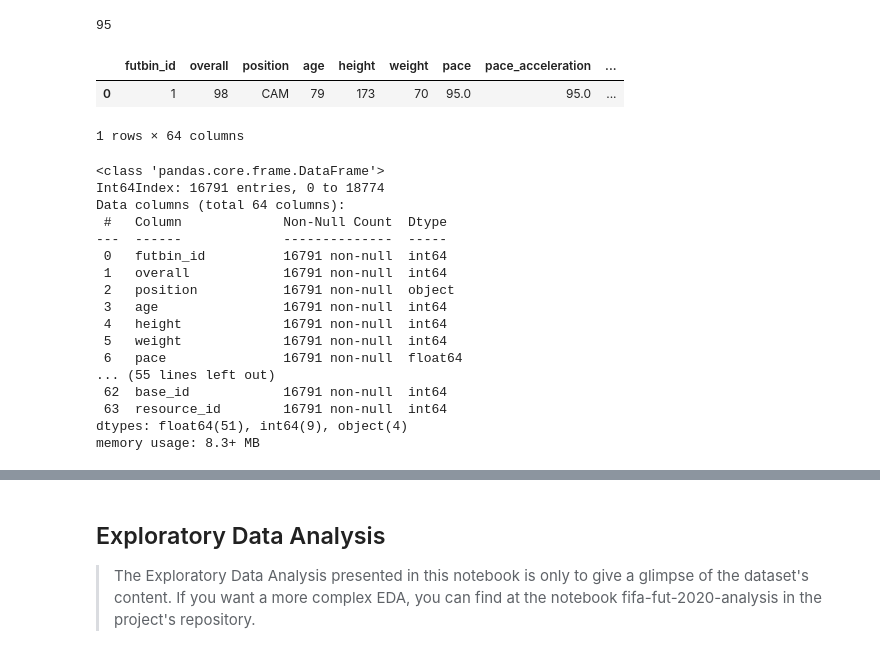
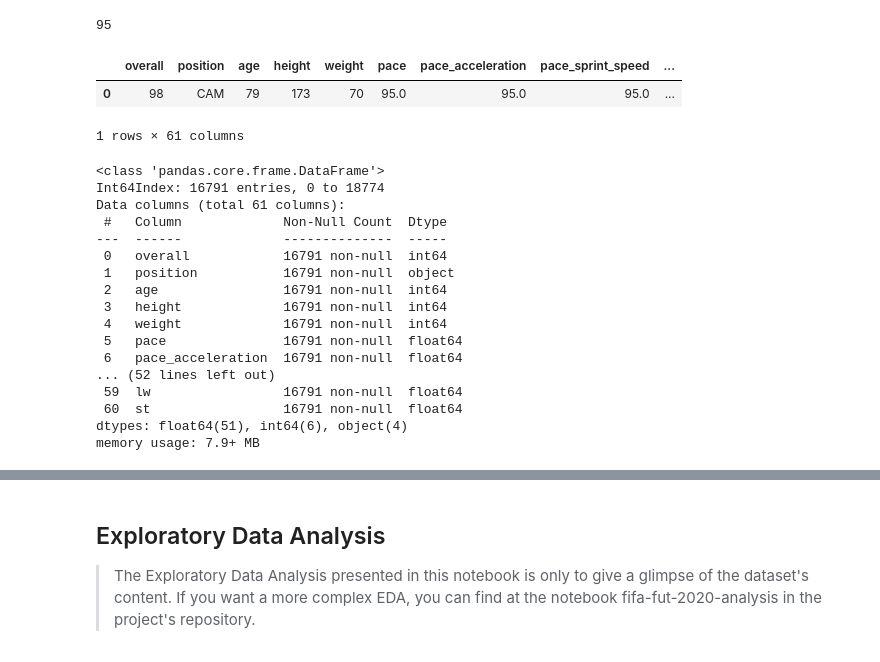
Before and after one commit to eduardopd/fifa-20-dataset, a Jupyter notebook: Fifa 20 FUT - Machine Learning.ipynb, the cells around one changed output, grey strips where cells are left out. Drawn from its saved outputs; the diff is of its cells as text; code cells hidden in the pictures.

```diff
--- a/Fifa 20 FUT - Machine Learning.ipynb
+++ b/Fifa 20 FUT - Machine Learning.ipynb
@@ -106,40 +106,40 @@ df_clean.isnull().all().count()
 # %%
 df_clean.drop(['origin', 'revision'], axis=1, inplace=True)
 
 df_clean.drop(['ps4_last', 'ps4_min', 'ps4_max', 'ps4_prp', 'xbox_last', 'xbox_min', 'xbox_max', 'xbox_prp', 'pc_last', 'pc_min', 'pc_max', 'pc_prp'], axis=1, inplace=True)
 
 df_clean.drop(['specialities'], axis=1, inplace=True)
 
 df_clean.dropna(subset=['shooting', 'passing', 'defending', 'physicality', 'dribbling', 'pace'], how='all', inplace=True)
 
 df_clean.drop(['gk_diving', 'gk_reflexes', 'gk_handling', 'gk_speed', 'gk_kicking', 'gk_positoning'], axis=1, inplace=True)
 
 df_clean.drop(['traits', 'intl_rep'], axis=1, inplace=True)
 
-df_clean.drop(['player_name', 'player_extended_name', 'club', 'league', 'nationality','date_of_birth', 'quality', 'added_date'], axis=1, inplace=True)
+df_clean.drop(['player_name', 'player_extended_name', 'club', 'league', 'nationality','date_of_birth', 'quality', 'added_date', 'base_id','resource_id', 'futbin_id'], axis=1, inplace=True)
 
 df_clean.head(1)
 # %% [output]
-|  | futbin_id | overall | position | age | height | weight | pace | pace_acceleration | ... |
-| 0 | 1 | 98 | CAM | 79 | 173 | 70 | 95.0 | 95.0 | ... |
+|  | overall | position | age | height | weight | pace | pace_acceleration | pace_sprint_speed | ... |
+| 0 | 98 | CAM | 79 | 173 | 70 | 95.0 | 95.0 | 95.0 | ... |
-1 rows × 64 columns
+1 rows × 61 columns
 # %%
 df_clean.info()
 # %% [output]
 <class 'pandas.core.frame.DataFrame'>
 Int64Index: 16791 entries, 0 to 18774
-Data columns (total 64 columns):
+Data columns (total 61 columns):
  #   Column             Non-Null Count  Dtype
 ---  ------             --------------  -----
- 0   futbin_id          16791 non-null  int64
- 1   overall            16791 non-null  int64
- 2   position           16791 non-null  object
- 3   age                16791 non-null  int64
- 4   height             16791 non-null  int64
- 5   weight             16791 non-null  int64
- 6   pace               16791 non-null  float64
-... (55 lines left out)
- 62  base_id            16791 non-null  int64
- 63  resource_id        16791 non-null  int64
-dtypes: float64(51), int64(9), object(4)
-memory usage: 8.3+ MB
+ 0   overall            16791 non-null  int64
+ 1   position           16791 non-null  object
+ 2   age                16791 non-null  int64
+ 3   height             16791 non-null  int64
+ 4   weight             16791 non-null  int64
+ 5   pace               16791 non-null  float64
+ 6   pace_acceleration  16791 non-null  float64
+... (52 lines left out)
+ 59  lw                 16791 non-null  float64
+ 60  st                 16791 non-null  float64
+dtypes: float64(51), int64(6), object(4)
+memory usage: 7.9+ MB
```
Also changed, not shown: parts of 22 cells of this notebook.
